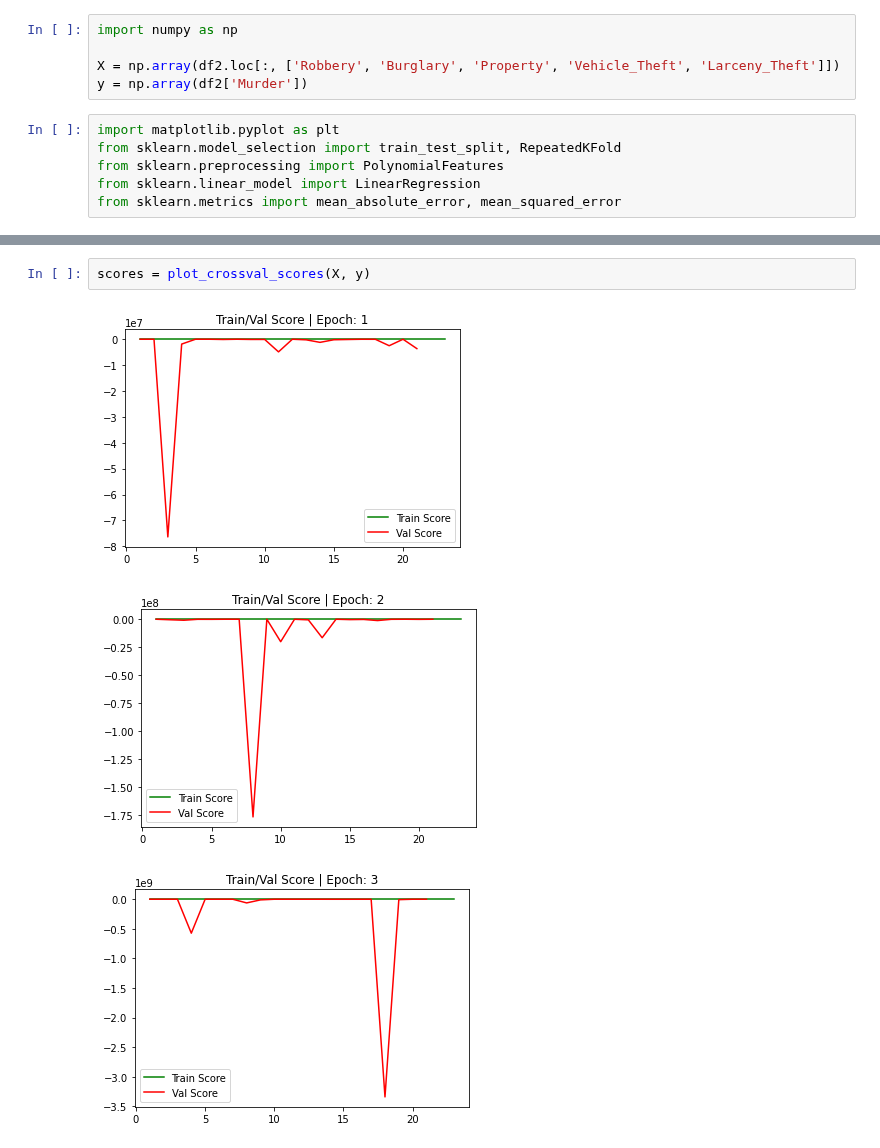
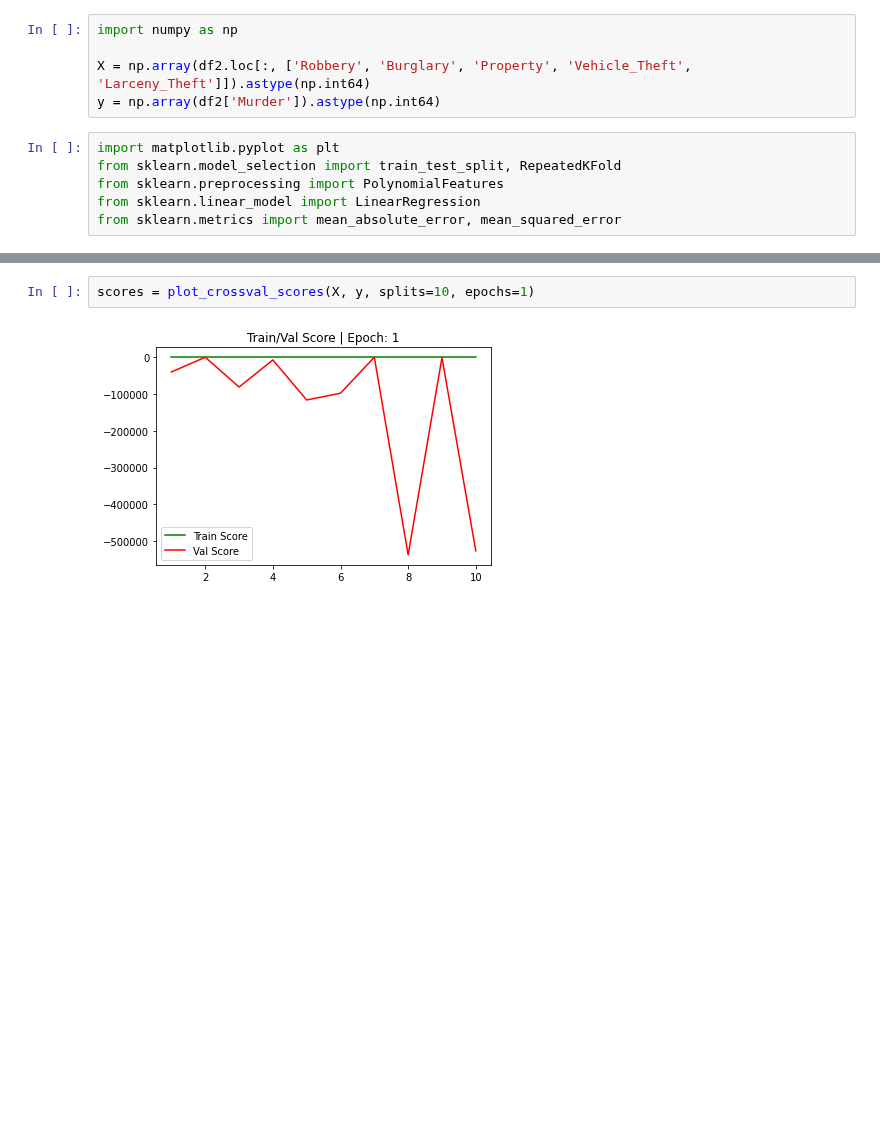
Before and after one commit to Garcipaldis/bridge_datascience_JorgeGarcia, a Jupyter notebook: Excercises/W10D1/3.crime.ipynb, the cells around one changed output, grey strips where cells are left out. Saved outputs shown, nothing was run; the diff lists cells and outputs as text; blank space fills up the shorter version.

```diff
--- a/Excercises/W10D1/3.crime.ipynb
+++ b/Excercises/W10D1/3.crime.ipynb
@@ -84,8 +103,8 @@ cors[(cors.level_0 == 'Murder') | (cors.level_1 == 'Murder')].head(5)
 # %%
 import numpy as np
 
-X = np.array(df2.loc[:, ['Robbery', 'Burglary', 'Property', 'Vehicle_Theft', 'Larceny_Theft']])
-y = np.array(df2['Murder'])
+X = np.array(df2.loc[:, ['Robbery', 'Burglary', 'Property', 'Vehicle_Theft', 'Larceny_Theft']]).astype(np.int64)
+y = np.array(df2['Murder']).astype(np.int64)
 # %%
 import matplotlib.pyplot as plt
 from sklearn.model_selection import train_test_split, RepeatedKFold
@@ -151,8 +171,6 @@ def plot_crossval_scores(X, y, degree=6, splits=23, epochs=7, random_state=42, s
 
     return df
 # %%
-scores = plot_crossval_scores(X, y)
+scores = plot_crossval_scores(X, y, splits=10, epochs=1)
 # %% [output]
-[figure, old version]
+[figure, new version]
-[figure, removed]
-[figure, removed]
```
Also changed, not shown: parts of 10 cells of this notebook, 38 other files.
